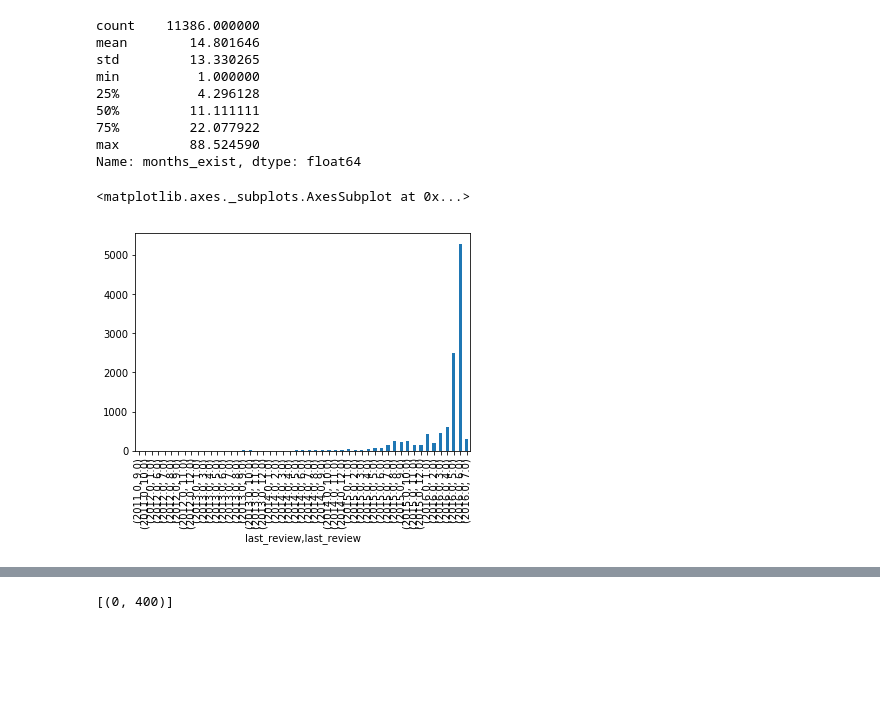
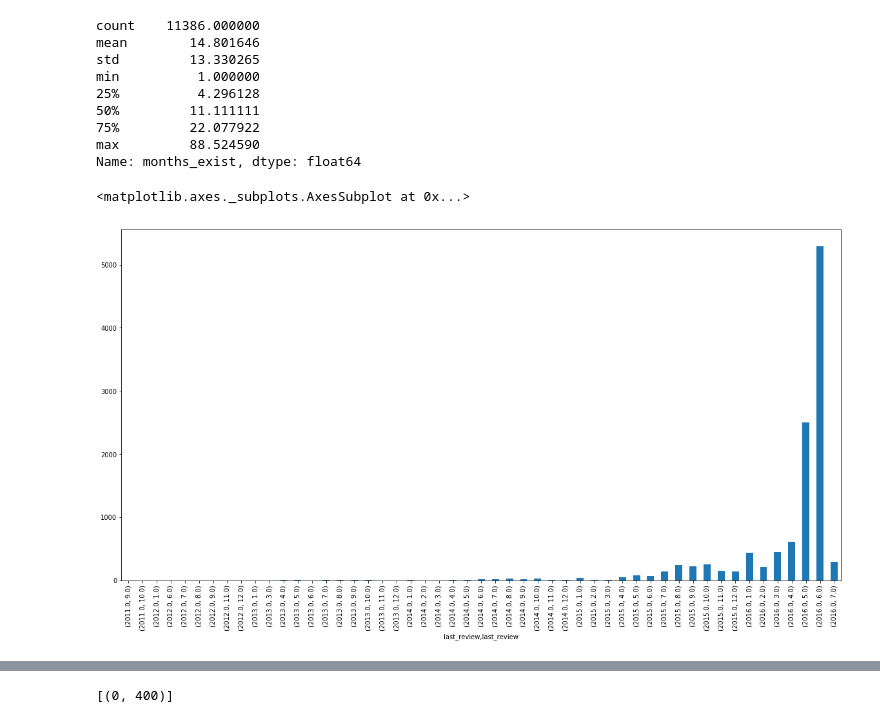
Before and after one commit to ant-on-su/case, a Jupyter notebook: notebooks/start.ipynb, the cells around one changed output, grey strips where cells are left out. Drawn from its saved outputs; the diff is of its cells as text; code cells hidden in the pictures; blank space fills up the shorter version.

```diff
--- a/notebooks/start.ipynb
+++ b/notebooks/start.ipynb
@@ -20,5 +21,4 @@ df.head()
 # %%
 df['last_review']=pd.to_datetime(df['last_review'], yearfirst=True)
-df.drop(axis=1, columns=['name','host_id','host_name','neighbourhood_group'], inplace=True)
 df.dtypes
 # %% [output]
@@ -123,5 +148,2 @@ df_vio
 # %% [markdown]
 ## 1. Give advices
-# %%
-df['months_exist']=df['number_of_reviews']/df['reviews_per_month']
-df.head(20)
@@ -171,8 +350,7 @@ min          1.000000
 max         88.524590
 Name: months_exist, dtype: float64
 # %%
-
-df['last_review'].groupby(by=(df.last_review.dt.year, df.last_review.dt.month)).count().plot(kind='bar')
+df['last_review'].groupby(by=[df.last_review.dt.year, df.last_review.dt.month]).count().plot(kind='bar', figsize=(20, 10))
 # %% [output]
 <matplotlib.axes._subplots.AxesSubplot at 0x...>
-[figure, old version]
+[figure, new version]
```
Also changed, not shown: parts of 37 cells of this notebook.
